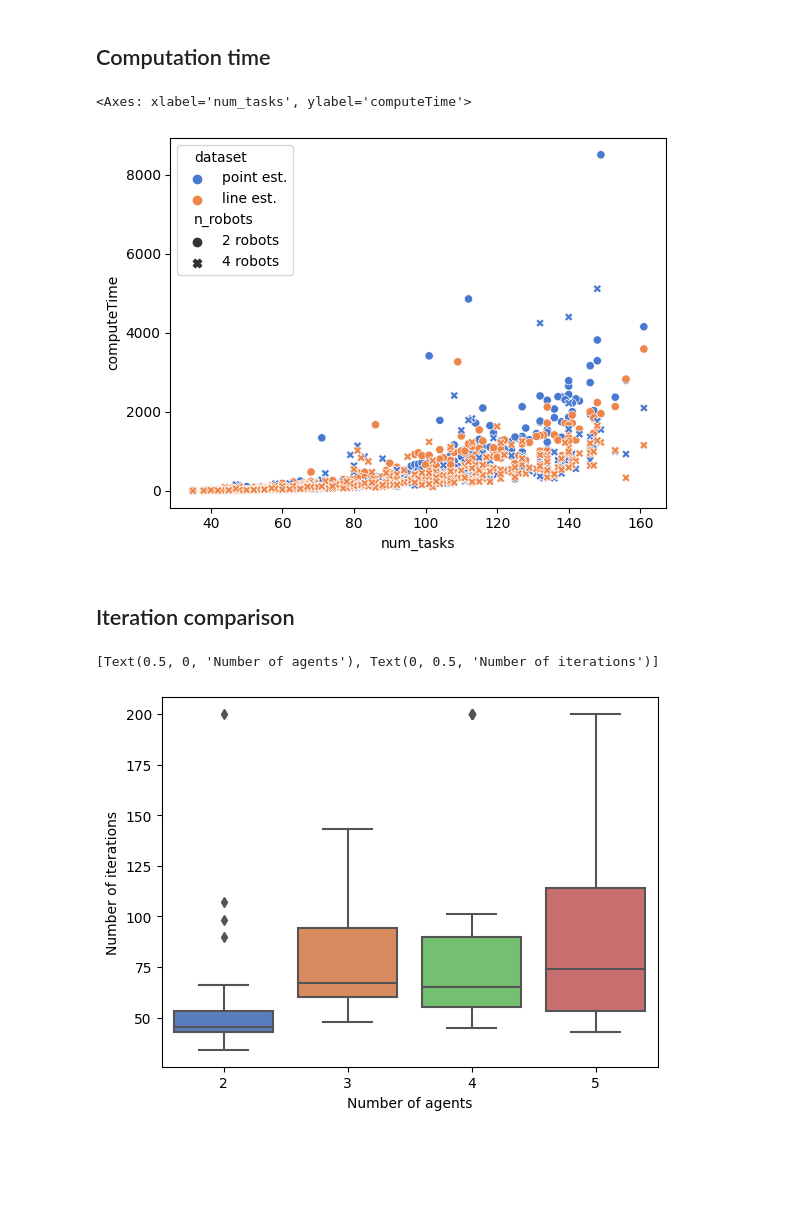
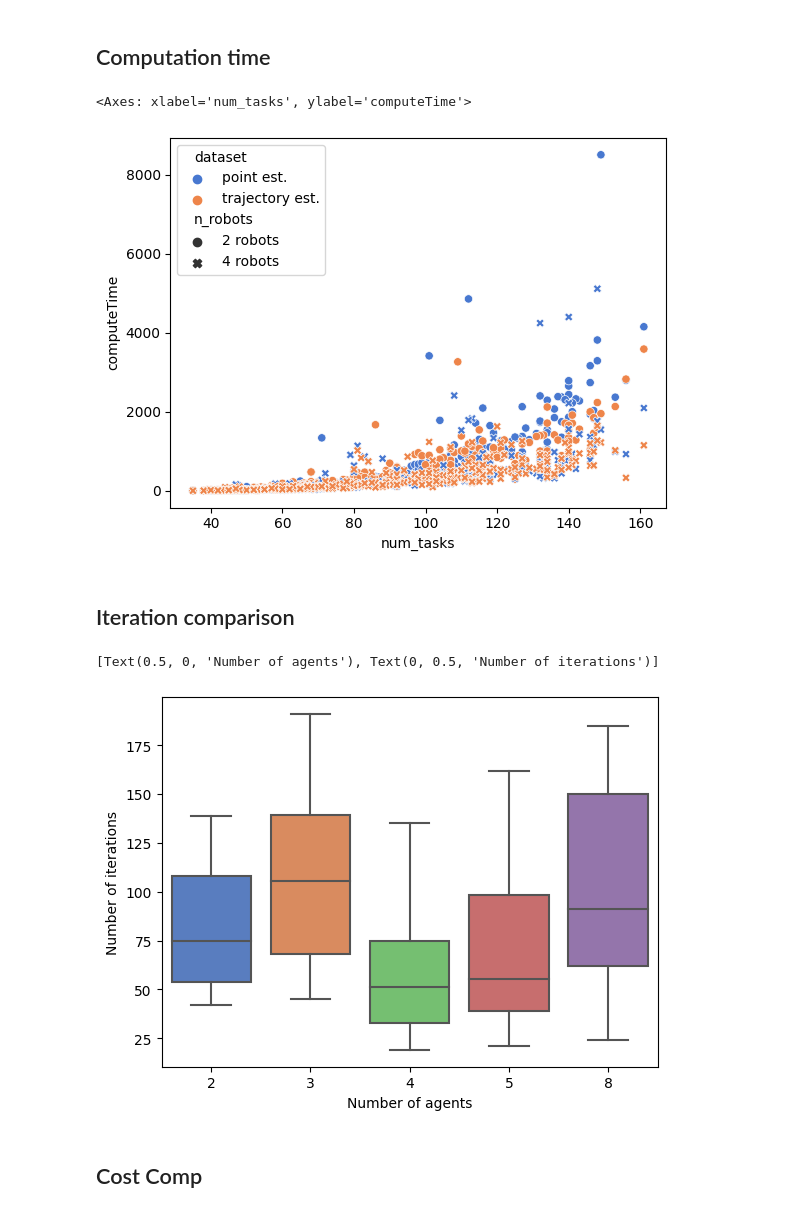
Before and after one commit to kasperg3/trajallocpy, a Jupyter notebook: plot_benchmarks.ipynb, the cells around one changed output. Saved outputs shown, nothing was run; the diff lists cells and outputs as text; code cells hidden in the pictures; blank space fills up the shorter version.

```diff
--- a/plot_benchmarks.ipynb
+++ b/plot_benchmarks.ipynb
@@ -175,40 +184,42 @@ ours_4r_df = pd.read_csv(ours_4r)
 concatenated = pd.concat(
     [
         ours_naive_df.assign(dataset="point est.").assign(n_robots="2 robots"),
-        ours_df.assign(dataset="line est.").assign(n_robots="2 robots"),
+        ours_df.assign(dataset="trajectory est.").assign(n_robots="2 robots"),
         ours_naive_4r_df.assign(dataset="point est.").assign(n_robots="4 robots"),
-        ours_4r_df.assign(dataset="line est.").assign(n_robots="4 robots"),
+        ours_4r_df.assign(dataset="trajectory est.").assign(n_robots="4 robots"),
     ]
 )
 
 sns.scatterplot(data=concatenated, x="num_tasks", y="computeTime", hue="dataset", style="n_robots")
 # %% [output]
 <Axes: xlabel='num_tasks', ylabel='computeTime'>
-[figure, old version]
+[figure, new version]
 # %% [markdown]
 ## Iteration comparison
 # %%
 # TODO compare the sum of the costs of all the routes with the routes generated by agarwal
 # BUT be 100% clear about the difference in colision checking
-one_robot_30_samples = pd.read_csv("benchmarks/VM25/ours_1robots_1600capacity_repeat30_VM25_13.csv")
 two_robot_30_samples = pd.read_csv("benchmarks/VM25/ours_2robots_1200capacity_repeat30_VM25_13.csv")
 three_robot_30_samples = pd.read_csv("benchmarks/VM25/ours_3robots_800capacity_repeat30_VM25_13.csv")
 four_robot_30_samples = pd.read_csv("benchmarks/VM25/ours_4robots_480capacity_repeat30_VM25_13.csv")
 five_robot_30_samples = pd.read_csv("benchmarks/VM25/ours_5robots_400capacity_repeat30_VM25_13.csv")
+eight_robot_30_samples = pd.read_csv("benchmarks/VM25/ours_8robots_400capacity_repeat30_VM25_13.csv")
 
-one_robot_30_samples[["iterations", "number_of_agents"]]
 concatenated = pd.concat(
     [
-        two_robot_30_samples,
-        three_robot_30_samples,
-        four_robot_30_samples,
-        five_robot_30_samples,
+        two_robot_30_samples[two_robot_30_samples['iterations'] != 200],
+        three_robot_30_samples[three_robot_30_samples['iterations'] != 200],
+        four_robot_30_samples[four_robot_30_samples['iterations'] != 200],
+        five_robot_30_samples[five_robot_30_samples['iterations'] != 200],
+        eight_robot_30_samples[eight_robot_30_samples['iterations'] != 200],
     ]
 )
 sns.set_palette('muted')
 
 fig = sns.boxplot(data=concatenated,x="number_of_agents", y="iterations")
 fig.set(xlabel='Number of agents', ylabel='Number of iterations')
 # %% [output]
 [Text(0.5, 0, 'Number of agents'), Text(0, 0.5, 'Number of iterations')]
-[figure, old version]
+[figure, new version]
+# %% [markdown]
+## Cost Comp
```
Also changed, not shown: parts of 6 cells of this notebook, 2 other files.
